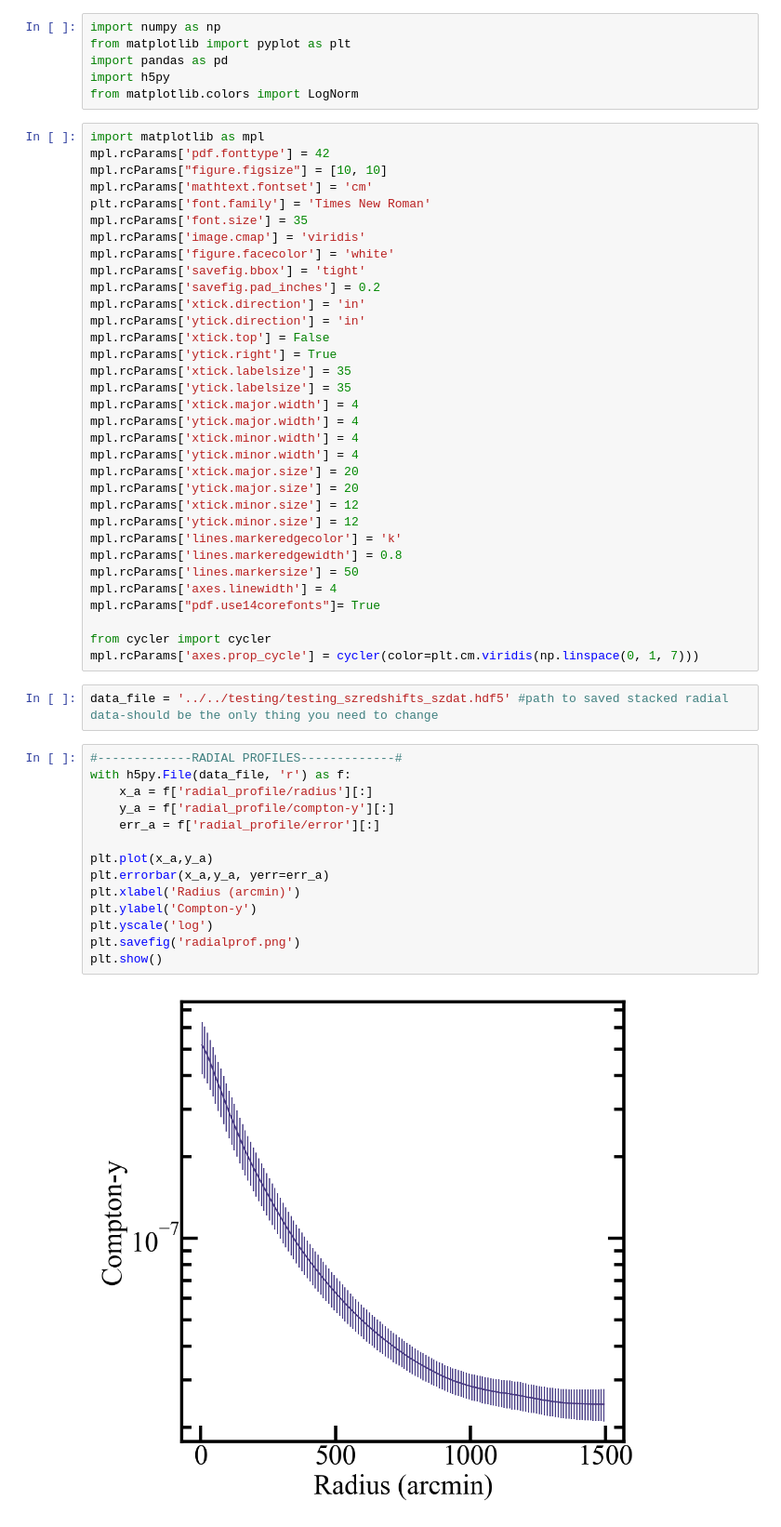
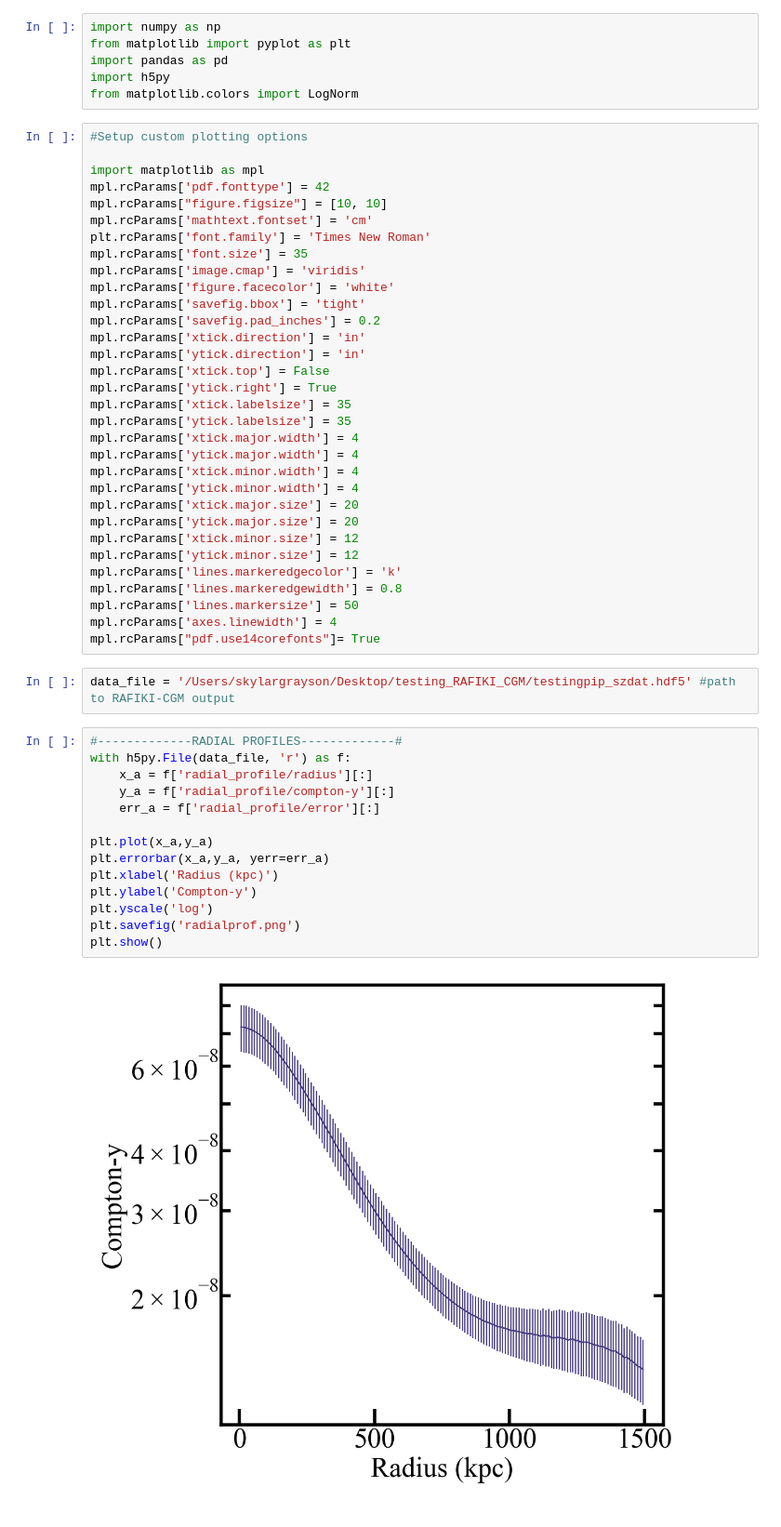
Before and after one commit to skylargrayson/RAFIKICGM, a Jupyter notebook: examples/Plotting_SZ_Results.ipynb, the cells around one changed output. Shown at 93% size. Saved outputs shown, nothing was run; the diff lists cells and outputs as text.

```diff
--- a/examples/Plotting_SZ_Results.ipynb
+++ b/examples/Plotting_SZ_Results.ipynb
@@ -5,6 +5,8 @@ import pandas as pd
 import h5py
 from matplotlib.colors import LogNorm
 # %%
+#Setup custom plotting options
+
 import matplotlib as mpl
 mpl.rcParams['pdf.fonttype'] = 42
 mpl.rcParams["figure.figsize"] = [10, 10]
@@ -34,27 +36,24 @@ mpl.rcParams['lines.markeredgewidth'] = 0.8
 mpl.rcParams['lines.markersize'] = 50
 mpl.rcParams['axes.linewidth'] = 4
 mpl.rcParams["pdf.use14corefonts"]= True
-
-from cycler import cycler
-mpl.rcParams['axes.prop_cycle'] = cycler(color=plt.cm.viridis(np.linspace(0, 1, 7)))
 # %%
-data_file = '../../testing/testing_szredshifts_szdat.hdf5' #path to saved stacked radial data-should be the only thing you need to change
+data_file = '/Users/skylargrayson/Desktop/testing_RAFIKI_CGM/testingpip_szdat.hdf5' #path to RAFIKI-CGM output
 # %%
 #-------------RADIAL PROFILES-------------#
 with h5py.File(data_file, 'r') as f:
     x_a = f['radial_profile/radius'][:]
     y_a = f['radial_profile/compton-y'][:]
     err_a = f['radial_profile/error'][:]
 
 plt.plot(x_a,y_a)
 plt.errorbar(x_a,y_a, yerr=err_a)
-plt.xlabel('Radius (arcmin)')
+plt.xlabel('Radius (kpc)')
 plt.ylabel('Compton-y')
 plt.yscale('log')
 plt.savefig('radialprof.png')
 plt.show()
 # %% [output]
-[figure, old version]
+[figure, new version]
 # %%
 #-------------MOMENT PROFILES-------------#
 with h5py.File(data_file, 'r') as f:
```
Also changed, not shown: parts of 9 cells of this notebook, 7 other files.
